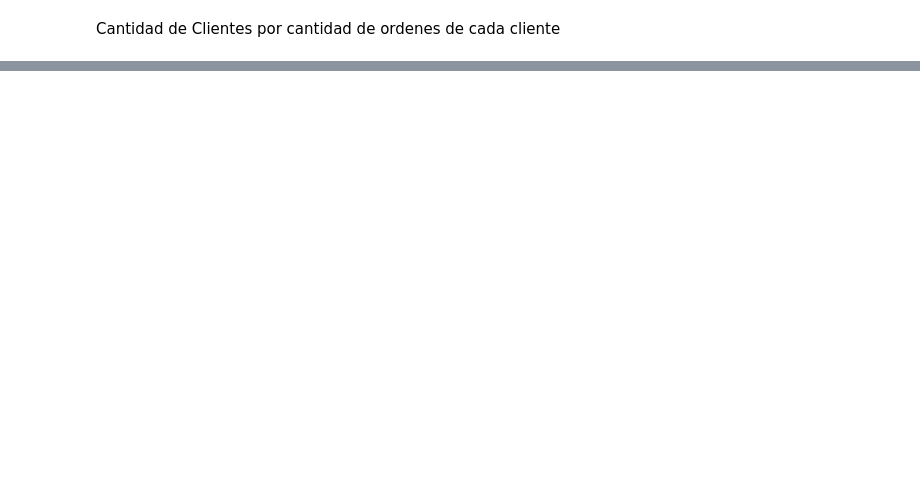
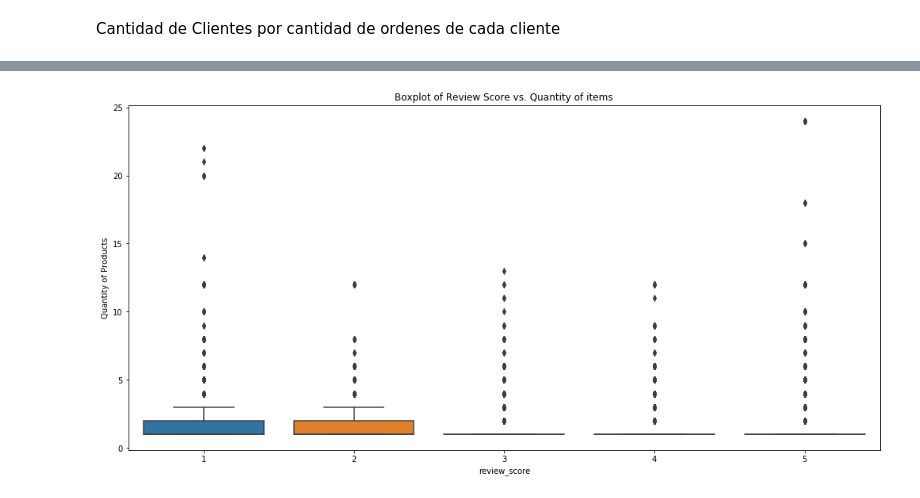
Before and after one commit to DS4A-Grupo4/Brazilian-Ecommerce, a Jupyter notebook: Proyecto.ipynb, the cells around one changed output, grey strips where cells are left out. Saved outputs shown, nothing was run; the diff lists cells and outputs as text; code cells hidden in the pictures; blank space fills up the shorter version.

```diff
--- a/Proyecto.ipynb
+++ b/Proyecto.ipynb
@@ -319,10 +371,11 @@ _=df_orders[df_orders.order_status=='delivered'].groupby('review_score')['order_
 # %%
 plt.figure(figsize=(17,8))
 sns.boxplot(y = 'Q_products', x='review_score', data = df_orders)
 title_string = "Boxplot of Review Score vs. Quantity of items"
 plt.ylabel("Quantity of Products")
-plt.xlabel("Review Score")
 _=plt.title(title_string)
+# %% [output]
+[figure, added]
 # %%
 plt.figure(figsize=(17,8))
 sns.boxplot(y = 'Distance', x='review_score', data = df_orders)
```
Also changed, not shown: parts of 14 cells of this notebook.
